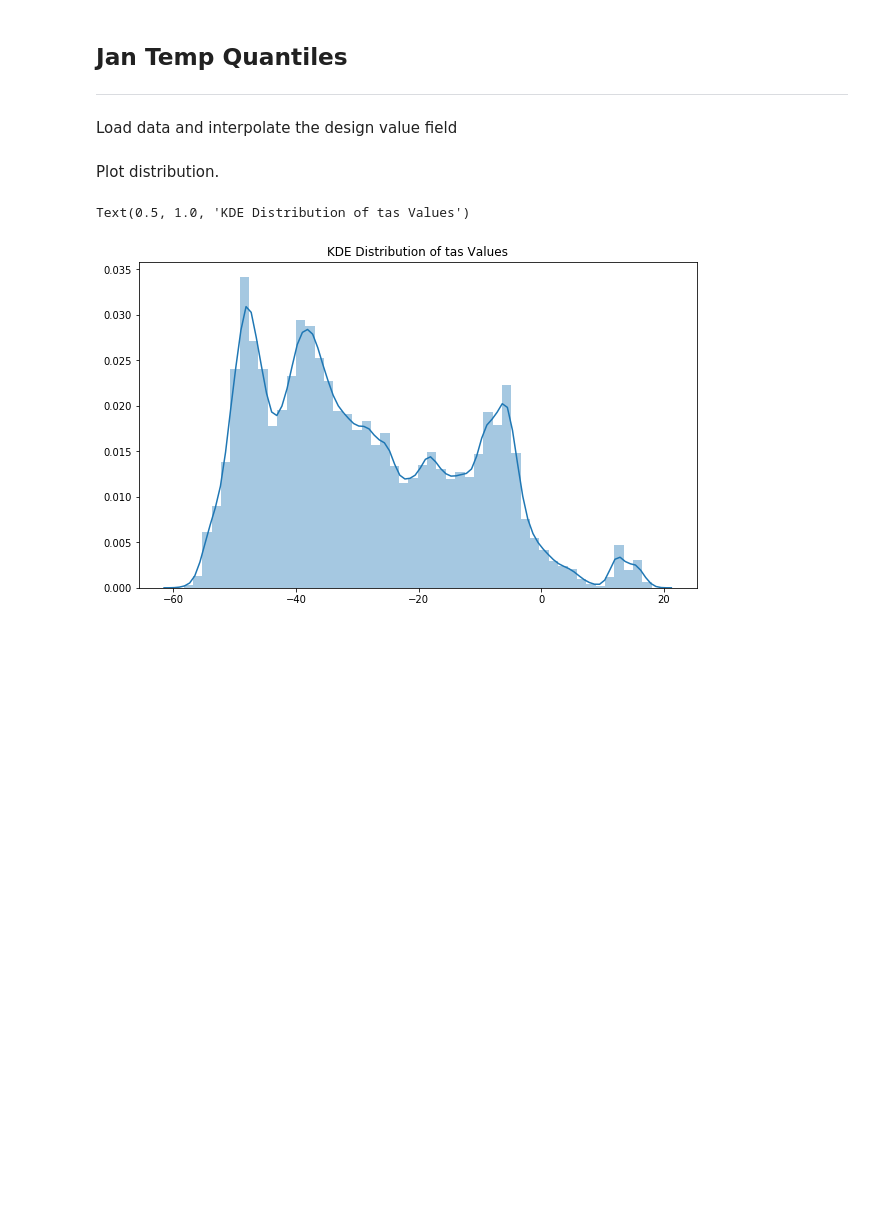
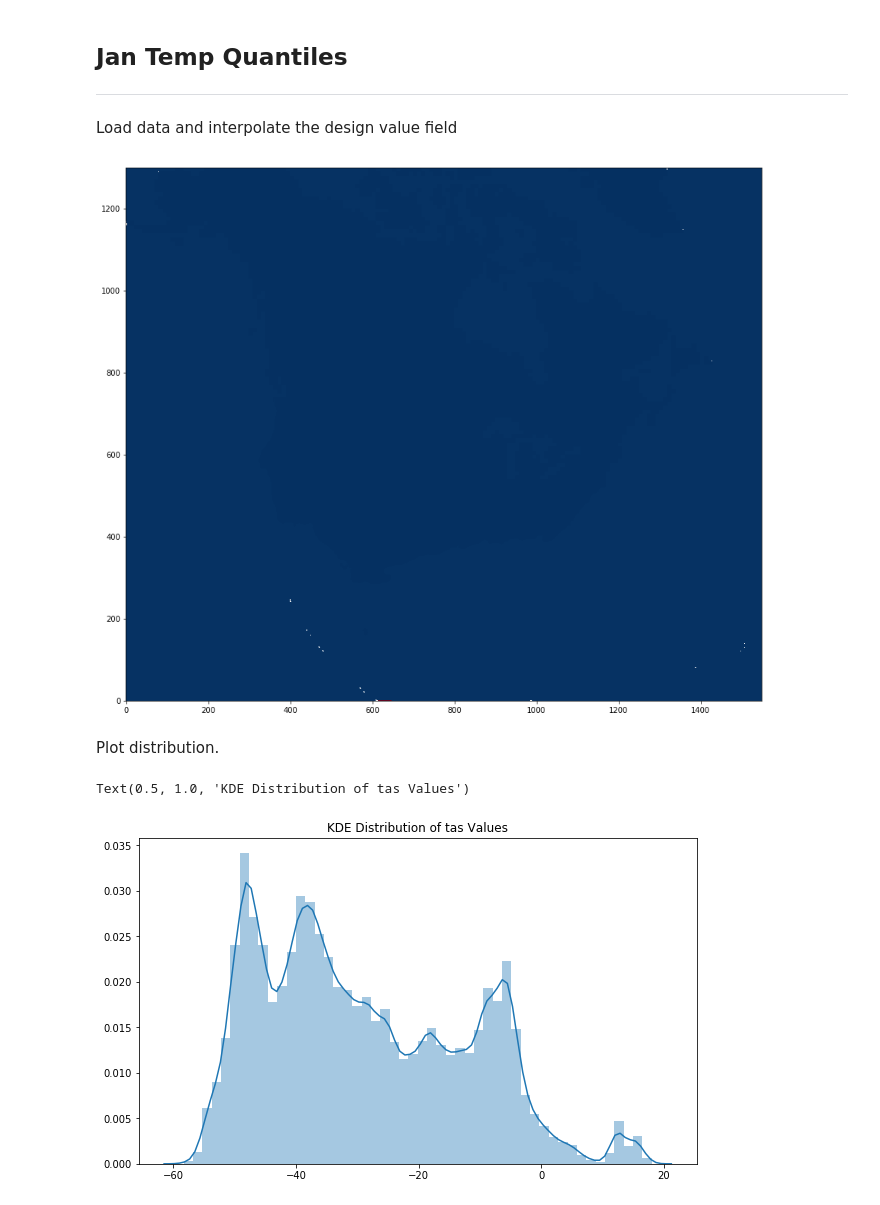
Before and after one commit to pacificclimate/climpyrical, a Jupyter notebook: notebooks/jan1.0p.ipynb, the cells around one changed output. Cells and saved outputs as stored; diff of their text form; code cells hidden in the pictures; blank space fills up the shorter version.

```diff
--- a/notebooks/jan1.0p.ipynb
+++ b/notebooks/jan1.0p.ipynb
@@ -31,6 +31,20 @@ dv = 'tas'
 interp_dict = get_interpolation(mask_path, PATH, dv)
 master_idx = interp_dict['idx']
 iens = (interp_dict['iens'][:, master_idx])
+# %%
+idx_20 = interp_dict['iens'][:, master_idx] >= 5.
+idx_gt_20 = np.where(idx_20==True)[0]
+iens_copy = interp_dict['iens'][:, master_idx].copy()
+iens_copy[0, idx_gt_20] = 10000
+iens_recon_sq = interp_dict['iens'][0, ...]
+iens_recon_sq[master_idx] = iens_copy[0, ...]
+iens_recon_sq = iens_recon_sq.reshape(interp_dict['irlat'].shape[0], interp_dict['irlon'].shape[0])
+
+plt.figure(figsize=(15, 15))
+plt.imshow(iens_recon_sq, cmap='RdBu_r', vmin=-50., vmax=10000.)
+plt.gca().invert_yaxis()
+# %% [output]
+[figure, added]
 # %% [markdown]
 Plot distribution.
 # %%
```
